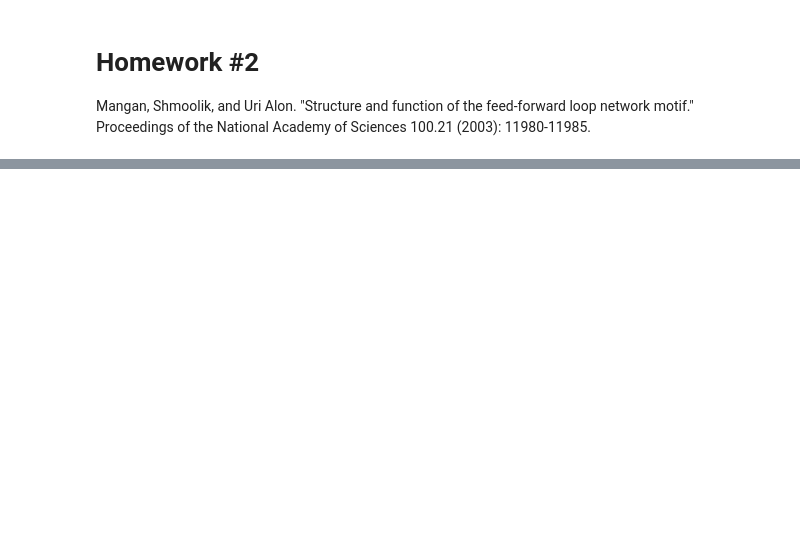
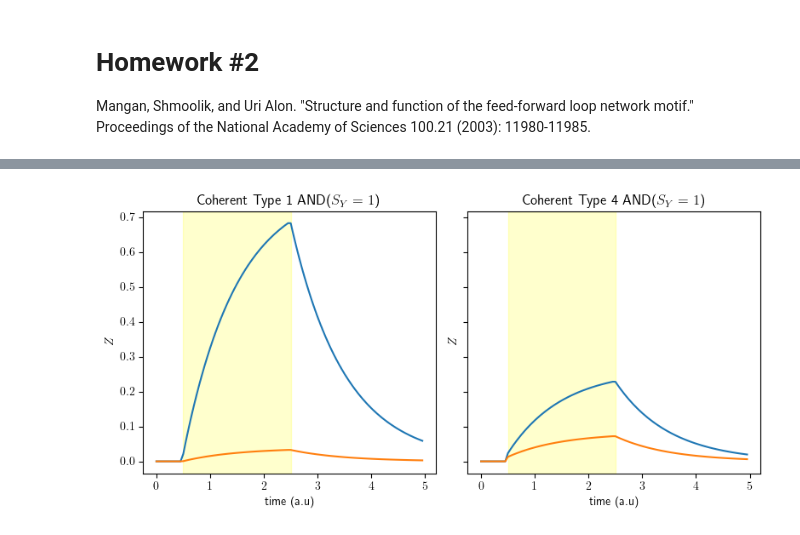
Before and after one commit to akshaysanjeevk/SysBio-course, a Jupyter notebook: HW-1-2-FFL/hw2-submission.ipynb, the cells around one changed output, grey strips where cells are left out. Saved outputs shown, nothing was run; the diff lists cells and outputs as text; code cells hidden in the pictures; blank space fills up the shorter version.

```diff
--- a/HW-1-2-FFL/hw2-submission.ipynb
+++ b/HW-1-2-FFL/hw2-submission.ipynb
@@ -89,0 +17,63 @@ plt.show()
+# %%
+
+%run utilfns.py
+fig2a = {
+    'header':'Coherent Type 1 AND($S_Y=1$)',
+    'gate':'AND',
+    'regXY':'act',
+    'regXZ':'act',
+    'regYZ':'act',
+    'H':2,
+    'Kxz':.1,
+    'Kyz':5,
+    'Kxy':.1,
+    'By':0,
+    'Bz':0,
+    'Cy':1,
+    'Cz':1,
+    'Ay':1,
+    'Az':1,
+    'tTotal': 5,
+    'xWidth': 2,
+    'yWidth': 5,
+}
+fig2b = {
+    'header':'Coherent Type 4 AND($S_Y=1$)',
+    'gate': 'AND',
+    'regXY':'rep',
+    'regXZ':'act',
+    'regYZ':'rep',
+    'H': 2,
+    'Kxy': 0.1,
+    'Kxz': 0.1,
+    'Kyz': [.6,.3],
+    'By': 0,
+    'Cy': 1,
+    'Ay': 1,
+    'Bz': 0,
+    'Cz': 1,
+    'Az': 1,  # or 'OR'
+    'tTotal': 5,
+    'xWidth': 2,
+    'yWidth': 5,
+}
+
+
+fig2, ax2 = plt.subplots(1, 2, figsize=(8,4), sharey=True)
+
+fig2a['Kyz'] = 0.5
+subplotGenr(fig2a, [0, 0], ax2[0])
+
+fig2a['Kyz'] = 5
+subplotGenr(fig2a, [0, 0], ax2[0])
+
+fig2b['Kyz'] = 0.6
+subplotGenr(fig2b, [0, 0], ax2[1])
+fig2b['Kyz'] = 0.3
+subplotGenr(fig2b, [0, 0], ax2[1])
+
+plt.tight_layout()
+plt.savefig('fig2.png', dpi=450)
+plt.show()
+# %% [output]
+[figure, added]
```
Also changed, not shown: parts of 11 cells of this notebook, 7 other files.
